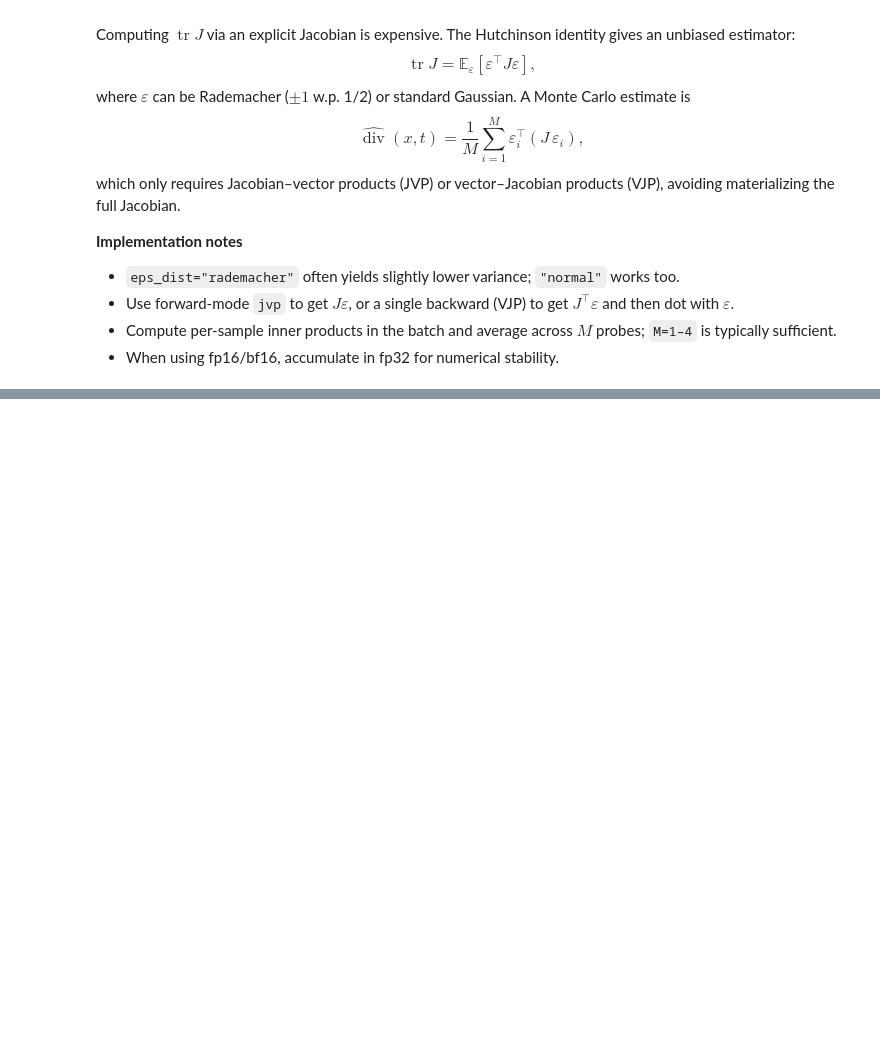
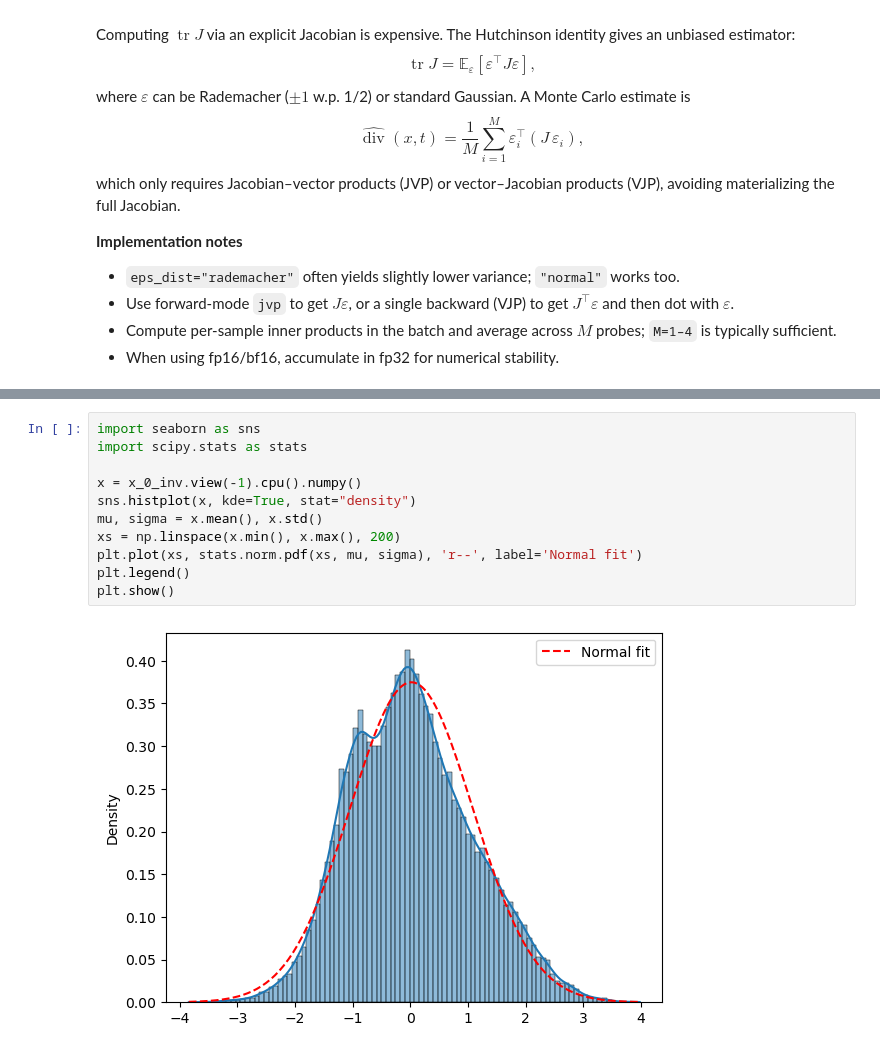
Before and after one commit to CyberDragon93/random_flow_toys, a Jupyter notebook: mnist_flow_divergence.ipynb, the cells around one changed output, grey strips where cells are left out. Cells and saved outputs as stored; diff of their text form; blank space fills up the shorter version.

```diff
--- a/mnist_flow_divergence.ipynb
+++ b/mnist_flow_divergence.ipynb
@@ -195,0 +253,13 @@ $$
+# %%
+import seaborn as sns
+import scipy.stats as stats
+
+x = x_0_inv.view(-1).cpu().numpy()
+sns.histplot(x, kde=True, stat="density")
+mu, sigma = x.mean(), x.std()
+xs = np.linspace(x.min(), x.max(), 200)
+plt.plot(xs, stats.norm.pdf(xs, mu, sigma), 'r--', label='Normal fit')
+plt.legend()
+plt.show()
+# %% [output]
+[figure, added]
```
Also changed, not shown: parts of 9 cells of this notebook.
